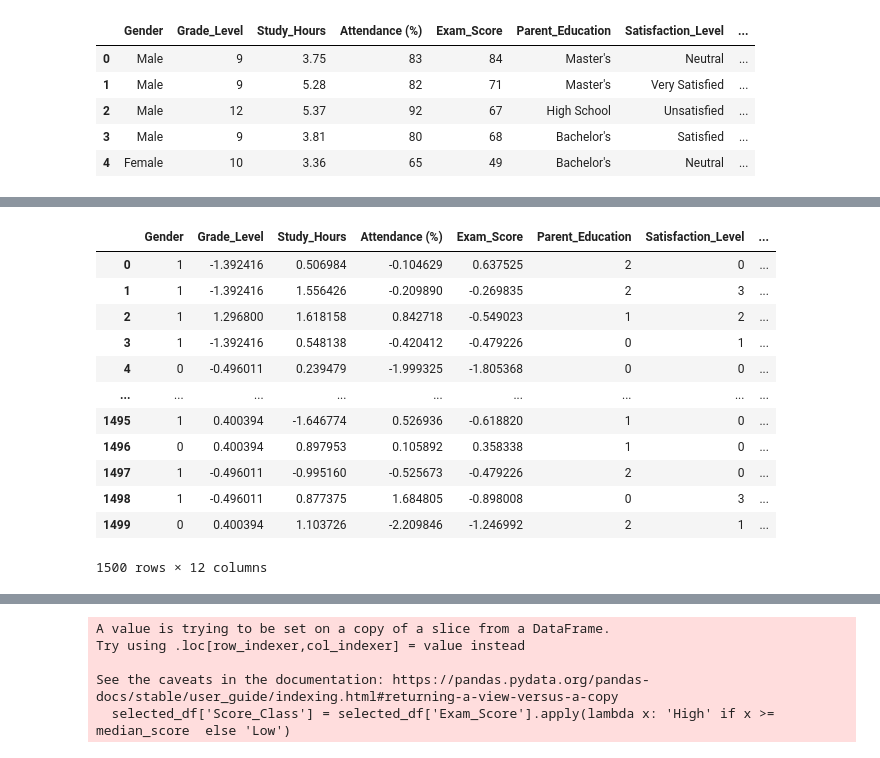
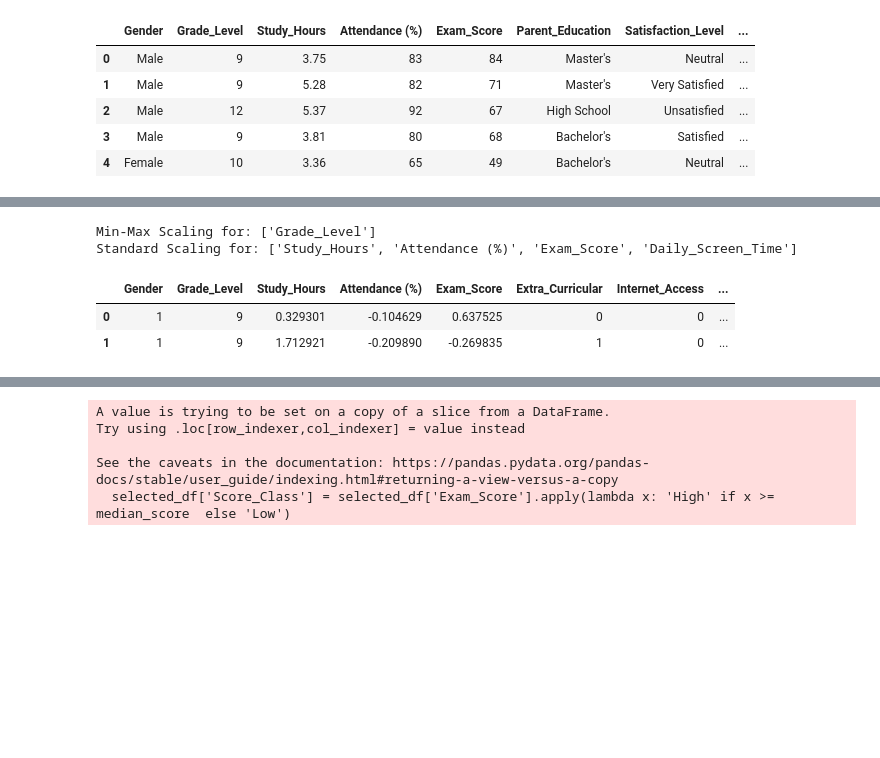
Before and after one commit to Asad-10x/ml_techniques, a Jupyter notebook: src/processing/ds2/ds2_preprocessing.ipynb, the cells around one changed output, grey strips where cells are left out. Drawn from its saved outputs; the diff is of its cells as text; code cells hidden in the pictures; blank space fills up the shorter version.

```diff
--- a/src/processing/ds2/ds2_preprocessing.ipynb
+++ b/src/processing/ds2/ds2_preprocessing.ipynb
@@ -122,10 +145,10 @@ print(true_numeric_cols)
 # %%
 # Box Plots for Outlier Detection
 plt.figure(figsize=(15, 10))
-for i, col in enumerate(true_numeric_cols):
- plt.subplot(len(true_numeric_cols) // 3 + 1, 3, i + 1)
- sns.boxplot(y=df[col])
- plt.title(f'Box Plot of {col}')
+for i, col in enumerate(num_cols):
+     plt.subplot(len(num_cols) // 3 + 1, 3, i + 1)
+     sns.boxplot(y=df[col])
+     plt.title(f'Box Plot of {col}')
 plt.tight_layout()
 plt.show()
 # %% [output]
@@ -133,11 +155,0 @@ plt.show()
-# %%
- # Scatter Plots for Outlier Detection
-plt.figure(figsize=(15, 10))
-for i, col in enumerate(true_numeric_cols):
- plt.subplot(len(true_numeric_cols) // 3 + 1, 3, i + 1)
- plt.scatter(range(len(df)), df[col], alpha=0.5)
- plt.title(f'Scatter Plot of {col}')
- plt.xlabel('Index')
- plt.ylabel(col)
-plt.tight_layout()
-plt.show()
@@ -166,0 +177,6 @@ print(df_zscore)
+# %%
+# Visualize the distribution of numerical cols
+for col in num_cols:
+     sns.histplot(df[col], kde=True)
+     plt.title(f'Distribution of {col}')
+     plt.show()
@@ -167,21 +189,19 @@ print(df_zscore)
+# %%
+for_mimx= ["Grade_Level"]
+for_sc= [col for col in num_cols if col not in for_mimx]
+
+print("Min-Max Scaling for:", for_mimx)
+print("Standard Scaling for:", for_sc)
+# %% [output]
+Min-Max Scaling for: ['Grade_Level']
+Standard Scaling for: ['Study_Hours', 'Attendance (%)', 'Exam_Score', 'Daily_Screen_Time']
 # %%
 scaler_standard = StandardScaler()
-df_standard = df.copy()
-df_standard[true_numeric_cols] = scaler_standard.fit_transform(df[true_numeric_cols])
-df_standard
+df[for_sc] = scaler_standard.fit_transform(df[for_sc])
+df.head(2)
 # %% [output]
-|  | Gender | Grade_Level | Study_Hours | Attendance (%) | Exam_Score | Parent_Education | Satisfaction_Level | ... |
-| 0 | 1 | -1.392416 | 0.506984 | -0.104629 | 0.637525 | 2 | 0 | ... |
-| 1 | 1 | -1.392416 | 1.556426 | -0.209890 | -0.269835 | 2 | 3 | ... |
-| 2 | 1 | 1.296800 | 1.618158 | 0.842718 | -0.549023 | 1 | 2 | ... |
-| 3 | 1 | -1.392416 | 0.548138 | -0.420412 | -0.479226 | 0 | 1 | ... |
-| 4 | 0 | -0.496011 | 0.239479 | -1.999325 | -1.805368 | 0 | 0 | ... |
-| ... | ... | ... | ... | ... | ... | ... | ... | ... |
-| 1495 | 1 | 0.400394 | -1.646774 | 0.526936 | -0.618820 | 1 | 0 | ... |
-| 1496 | 0 | 0.400394 | 0.897953 | 0.105892 | 0.358338 | 1 | 0 | ... |
-| 1497 | 1 | -0.496011 | -0.995160 | -0.525673 | -0.479226 | 2 | 0 | ... |
-| 1498 | 1 | -0.496011 | 0.877375 | 1.684805 | -0.898008 | 0 | 3 | ... |
-| 1499 | 0 | 0.400394 | 1.103726 | -2.209846 | -1.246992 | 2 | 1 | ... |
+|  | Gender | Grade_Level | Study_Hours | Attendance (%) | Exam_Score | Extra_Curricular | Internet_Access | ... |
+| 0 | 1 | 9 | 0.329301 | -0.104629 | 0.637525 | 0 | 0 | ... |
+| 1 | 1 | 9 | 1.712921 | -0.209890 | -0.269835 | 1 | 0 | ... |
-1500 rows × 12 columns
 # %%
 scaler_minmax = MinMaxScaler()
```
Also changed, not shown: parts of 22 cells of this notebook, 10 other files.
